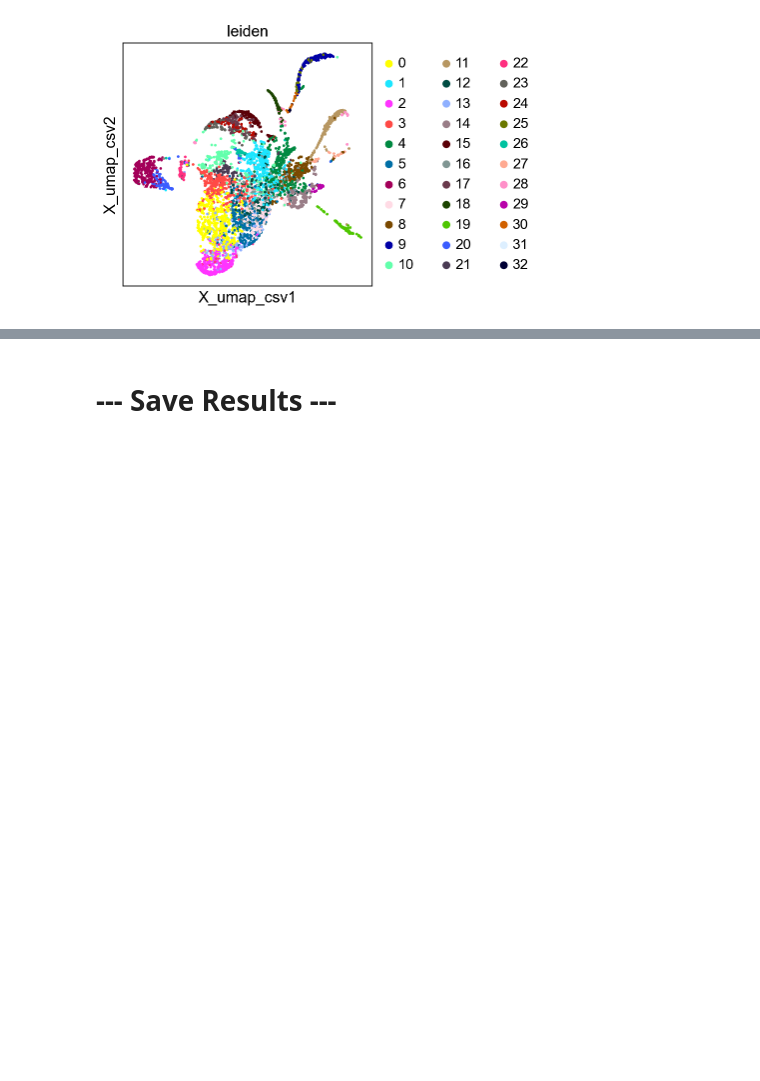
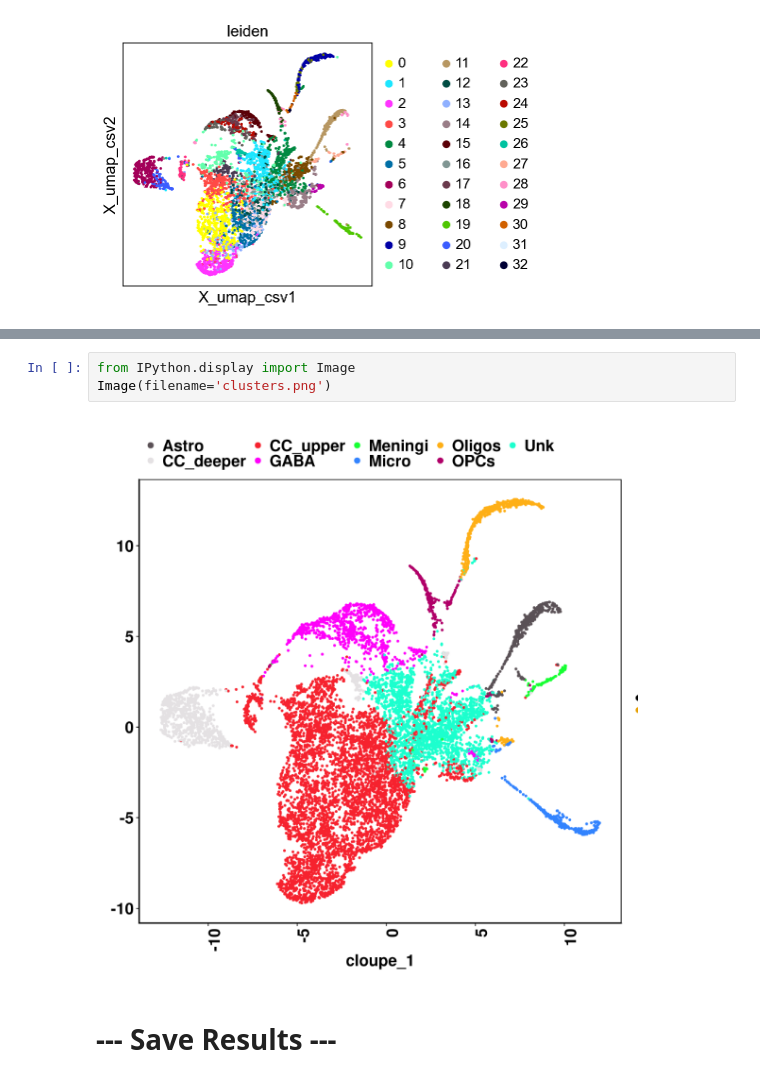
Before and after one commit to michal7kw/scMulti_merged_matrix, a Jupyter notebook: process_sc_data.ipynb, the cells around one changed output, grey strips where cells are left out. Cells and saved outputs as stored; diff of their text form; blank space fills up the shorter version.

```diff
--- a/process_sc_data.ipynb
+++ b/process_sc_data.ipynb
@@ -517,3 +553,8 @@ WARNING: saving figure to file figures\X_umap_csv_umap_csv_leiden.png
+# %%
+from IPython.display import Image
+Image(filename='clusters.png')
+# %% [output]
+[figure, added]
 # %% [markdown]
 # --- Save Results ---
 # %%
```
Also changed, not shown: parts of 9 cells of this notebook, 4 other files.
